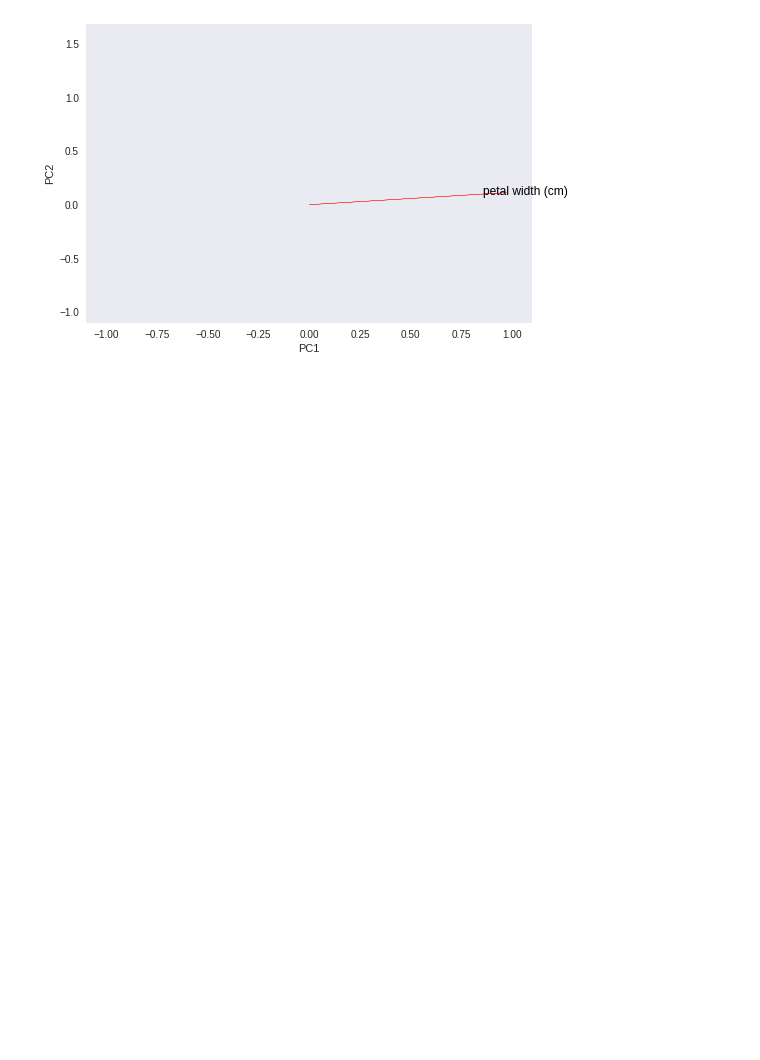
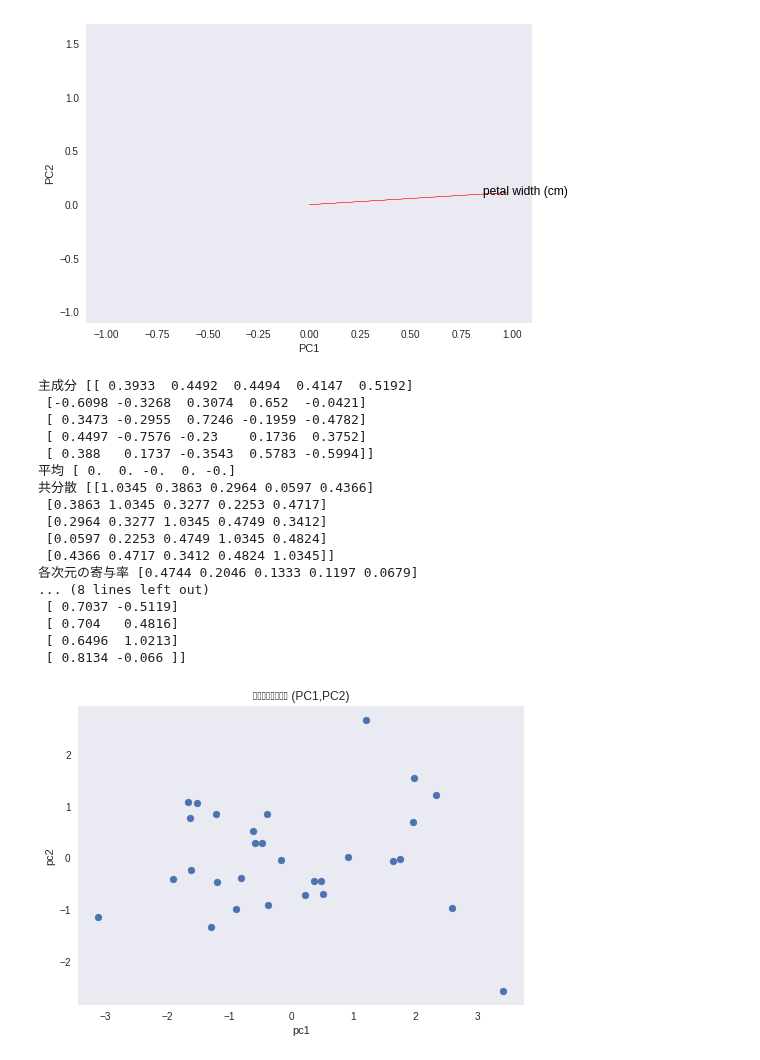
Before and after one commit to kintarou/django-starter, a Jupyter notebook: statistics_by_python.ipynb, the cells around one changed output. Cells and saved outputs as stored; diff of their text form; code cells hidden in the pictures; blank space fills up the shorter version.

```diff
--- a/statistics_by_python.ipynb
+++ b/statistics_by_python.ipynb
@@ -198,3 +198,75 @@ biplot(pca.transform(irisdata), fuka, 1,2, labels=irisdata.columns)
 [figure]
 [figure]
 [figure]
+# %%
+import math
+import numpy as np
+import pandas as pd
+import matplotlib.pyplot as plt
+from sklearn.decomposition import PCA
+from sklearn.preprocessing import scale
+
+subject = ['国語','社会','数学','理科','英語']['国語','社会','数学','理科','英語']
+seiseki_a = np.array([
+[42,49,42,35,48],[35,48,45,52,46],[44,52,49,38,52],[42,52,43,49,46],
+[34,47,45,46,48],[43,52,46,36,48],[41,39,42,39,43],[62,59,59,48,54],
+[46,44,47,39,37],[77,61,48,48,67],[49,55,57,48,53],[48,44,42,46,60],
+[40,38,45,49,34],[36,36,44,47,47],[54,50,50,45,46],[52,47,61,66,46],
+[40,52,36,47,46],[63,28,35,42,48],[44,33,49,20,29],[46,59,50,53,57],
+[51,41,60,59,63],[45,39,48,46,45],[34,39,43,50,40],[34,29,45,44,48],
+[57,46,54,46,42],[38,42,41,36,41],[43,47,41,53,44],[45,51,53,46,53],
+[49,56,54,61,51],[35,38,57,65,57]
+])
+seiseki_in = pd.DataFrame(seiseki_a, columns=subject)
+seiseki = scale(seiseki_in)
+
+pca = PCA()
+pca.fit(seiseki)
+
+print('主成分', pca.components_.round(4)) # loadings
+print('平均', pca.mean_.round(4)) # loadings
+print('共分散', pca.get_covariance().round(4)) # covariance
+print('各次元の寄与率', pca.explained_variance_ratio_.round(4))
+print('累積寄与率', np.cumsum(pca.explained_variance_ratio_).round(4))
+print('標準偏差', np.array([math.sqrt(u) for u in pca.explained_variance_]).round(4))
+
+print('寄与', pca.explained_variance_.round(4))
+print('偏差', pd.DataFrame([math.sqrt(u) for u in pca.explained_variance_]).T.round(4))
+
+u = pd.DataFrame([ [math.sqrt(u) for u in pca.explained_variance_] ] * 9)
+u0 = u[0][0]
+print('pca.components_', pca.components_[0,:])
+print('pca.components_', pca.components_[1,:])
+pca_components = pd.DataFrame(pca.components_)
+
+x = pca.components_[0,:]*u0
+y = pca.components_[1,:]*u0
+fuka = (np.array([x, y])).T
+print('負荷', fuka.round(4))
+
+transformed = pca.fit_transform(seiseki)
+plt.scatter( [u[0] for u in transformed], [u[1] for u in transformed] )
+plt.title(u'主成分分析の結果 (PC1,PC2)')
+plt.grid()
+plt.xlabel('pc1')
+plt.ylabel('pc2')
+plt.show()
+# %% [output]
+主成分 [[ 0.3933  0.4492  0.4494  0.4147  0.5192]
+ [-0.6098 -0.3268  0.3074  0.652  -0.0421]
+ [ 0.3473 -0.2955  0.7246 -0.1959 -0.4782]
+ [ 0.4497 -0.7576 -0.23    0.1736  0.3752]
+ [ 0.388   0.1737 -0.3543  0.5783 -0.5994]]
+平均 [ 0.  0. -0.  0. -0.]
+共分散 [[1.0345 0.3863 0.2964 0.0597 0.4366]
+ [0.3863 1.0345 0.3277 0.2253 0.4717]
+ [0.2964 0.3277 1.0345 0.4749 0.3412]
+ [0.0597 0.2253 0.4749 1.0345 0.4824]
+ [0.4366 0.4717 0.3412 0.4824 1.0345]]
+各次元の寄与率 [0.4744 0.2046 0.1333 0.1197 0.0679]
+... (8 lines left out)
+ [ 0.7037 -0.5119]
+ [ 0.704   0.4816]
+ [ 0.6496  1.0213]
+ [ 0.8134 -0.066 ]]
+[figure, added]
```
Also changed, not shown: parts of 4 cells of this notebook.
